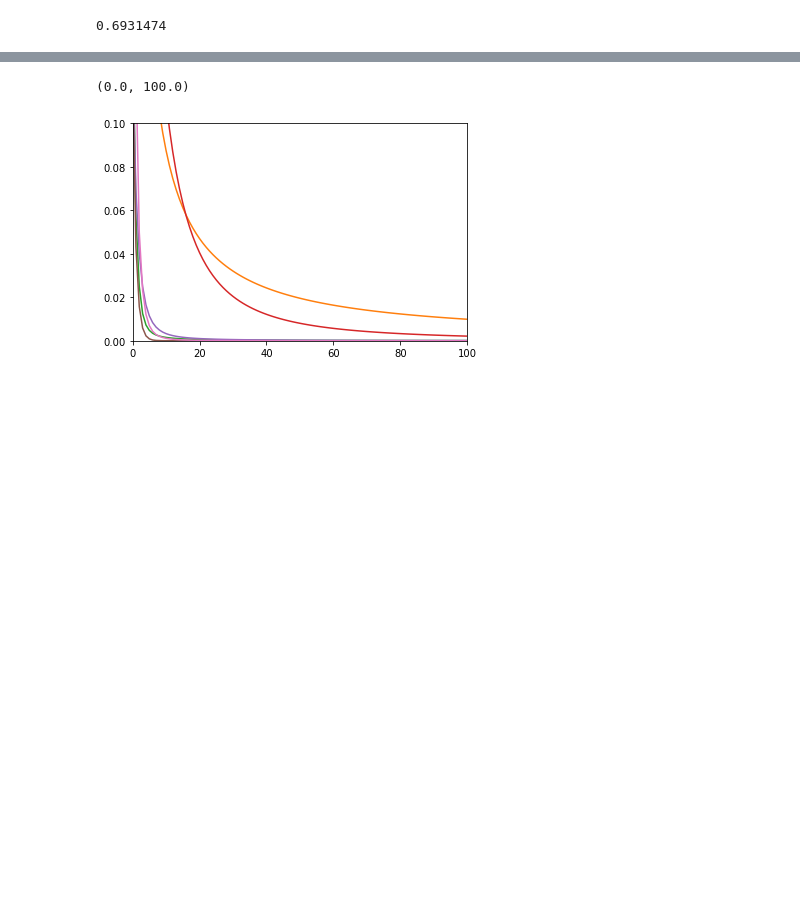
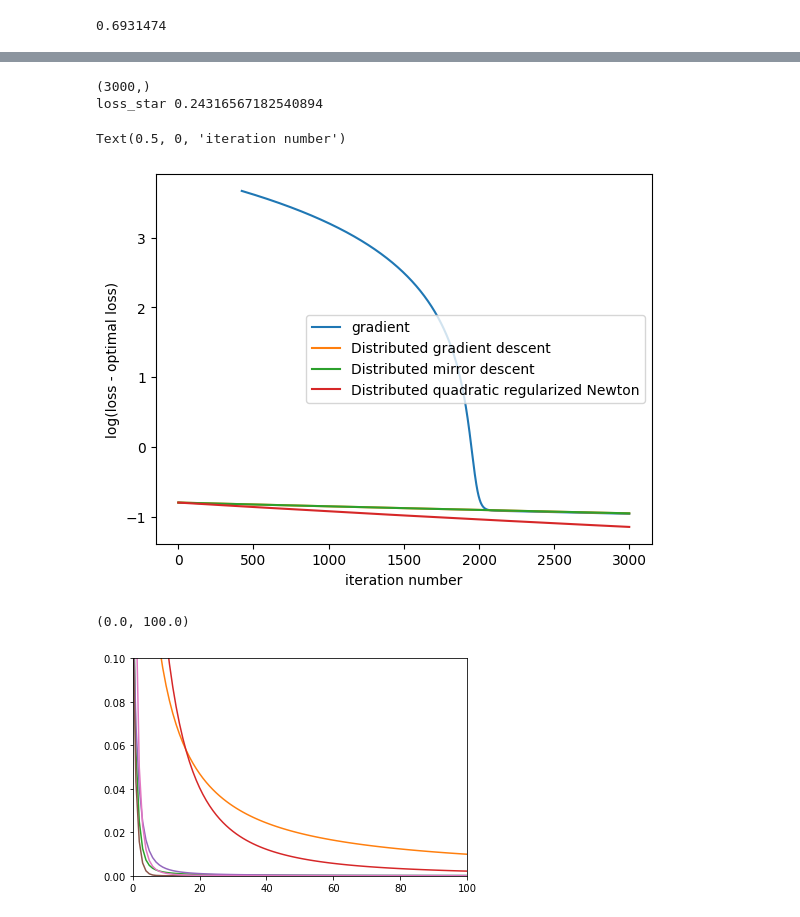
Before and after one commit to sundave1998/Bregman_Newton, a Jupyter notebook: bigger model.ipynb, the cells around one changed output, grey strips where cells are left out. Drawn from its saved outputs; the diff is of its cells as text; code cells hidden in the pictures; blank space fills up the shorter version.

```diff
--- a/bigger model.ipynb
+++ b/bigger model.ipynb
@@ -640,10 +642,10 @@ for k in tqdm(range( iter_num)):
 #     BR_loss_x[k] = centralized_function_logistic(xk-10, a,b)
 # %%
 # Decentralized GD
-inner_iter = 100
+# inner_iter = 100
 
 iter_num = 10000
-lr = 0.1
+lr = 1
 
 xk = np.ones((agent_num, d))*10
 xk1 =  np.ones((agent_num, d))*10
@@ -659,7 +661,7 @@ vk1 = np.ones((agent_num, d))*10
 
 for k in tqdm(range( iter_num)):
     gradient = distributed_gradient_logistic(xk-10, a,b)
-    hessian_x = distributed_hessian_logistic(xk-10, a,b)
+    # hessian_x = distributed_hessian_logistic(xk-10, a,b)
 
     # z_xk = np.log(np.maximum(xk,1e-10))+1
     # x_iter = np.copy(xk)
@@ -774,38 +776,44 @@ for k in tqdm(range( iter_num)):
     yk = np.copy(yk1)
     # print(yk)
 # %%
-iter_num = 2000
+iter_num = 3000
 k_range = np.linspace(0,iter_num, iter_num)
 print(k_range.shape)
 
 loss_star = np.minimum(np.min(GD_loss_x_dist), np.min(GD_loss_x))
 loss_star = np.minimum(np.min(loss_star), np.min(MD_loss_x_dist))
-loss_star = np.minimum(np.min(loss_star), np.min(QR_loss_x_dist))
-loss_star = np.minimum(np.min(loss_star), np.min(BR_loss_x_dist))
-
-# plt.plot((k_range+1)**2*(GD_loss_x[:iter_num]-loss_star), label="gradient")
+# loss_star = np.minimum(np.min(loss_star), np.min(QR_loss_x_dist))
+# loss_star = np.minimum(np.min(loss_star), np.min(BR_loss_x_dist))
+print("loss_star", loss_star)
+plt.plot(np.log(GD_loss_x[:iter_num]-loss_star), label="gradient")
 # plt.plot((k_range+1)**2*(MD_loss_x[:iter_num]-loss_star), label="mirror")
 # plt.plot((k_range+1)**2*(CR_loss_x[:iter_num]-loss_star), label="cubic")
 # plt.plot(np.log(QR_loss_x[:iter_num]-loss_star), label="quadratic")
 # plt.plot(np.log(BR_loss_x[:iter_num]-loss_star), label="bregman")
 # plt.plot((k_range+1)**2*(BR_BE_loss_x[:iter_num]-loss_star), label="burg entropy")
 plt.plot(np.log(GD_loss_x_dist[:iter_num,0]-loss_star), label="Distributed gradient descent")
 plt.plot(np.log(MD_loss_x_dist[:iter_num,0]-loss_star), label="Distributed mirror descent")
 plt.plot(np.log(QR_loss_x_dist[:iter_num,0]-loss_star), label="Distributed quadratic regularized Newton")
-# plt.plot((k_range+1)**2*(QR_loss_x_dist[:,1]-loss_star), label="quadratic distributed agent 1")
-plt.plot(np.log(BR_loss_x_dist[:iter_num,0]-loss_star), label="Distributed Bregman regularized Newton")
+# plt.plot((QR_loss_x_dist[:iter_num,0]-loss_star), label="Distributed quadratic regularized Newton")
+# # plt.plot((k_range+1)**2*(QR_loss_x_dist[:,1]-loss_star), label="quadratic distributed agent 1")
+# plt.plot(np.log(BR_loss_x_dist[:iter_num,0]-loss_star), label="Distributed Bregman regularized Newton")
 # plt.plot((k_range+1)**2*(BR_loss_x_dist[:,1]-loss_star), label="Bregman distributed agent 1")
 # plt.plot((k_range+1)**0*(BR_loss_x_MC[:iter_num,0]-loss_star), label="Bregman distributed agent 0 with multi communications")
 # plt.plot((k_range+1)**2*(BR_loss_x_MC[:,1]-loss_star), label="Bregman distributed agent 1 with multi communications")
 
 plt.legend()
 # plt.ylim(0, 60)
 # plt.ylim(0, 2)
 # plt.xlim(0,100)
 plt.ylabel("log(loss - optimal loss)")
 plt.xlabel("iteration number")
 
 # plt.savefig("1000d_distributed.pdf")
+# %% [output]
+(3000,)
+loss_star 0.24316567182540894
+Text(0.5, 0, 'iteration number')
+[figure, added]
 # %%
 # #start the algorithm, this block is normal dgd
 # x_0 = np.random.rand(agent_num, d)
```
Also changed, not shown: parts of 6 cells of this notebook.
